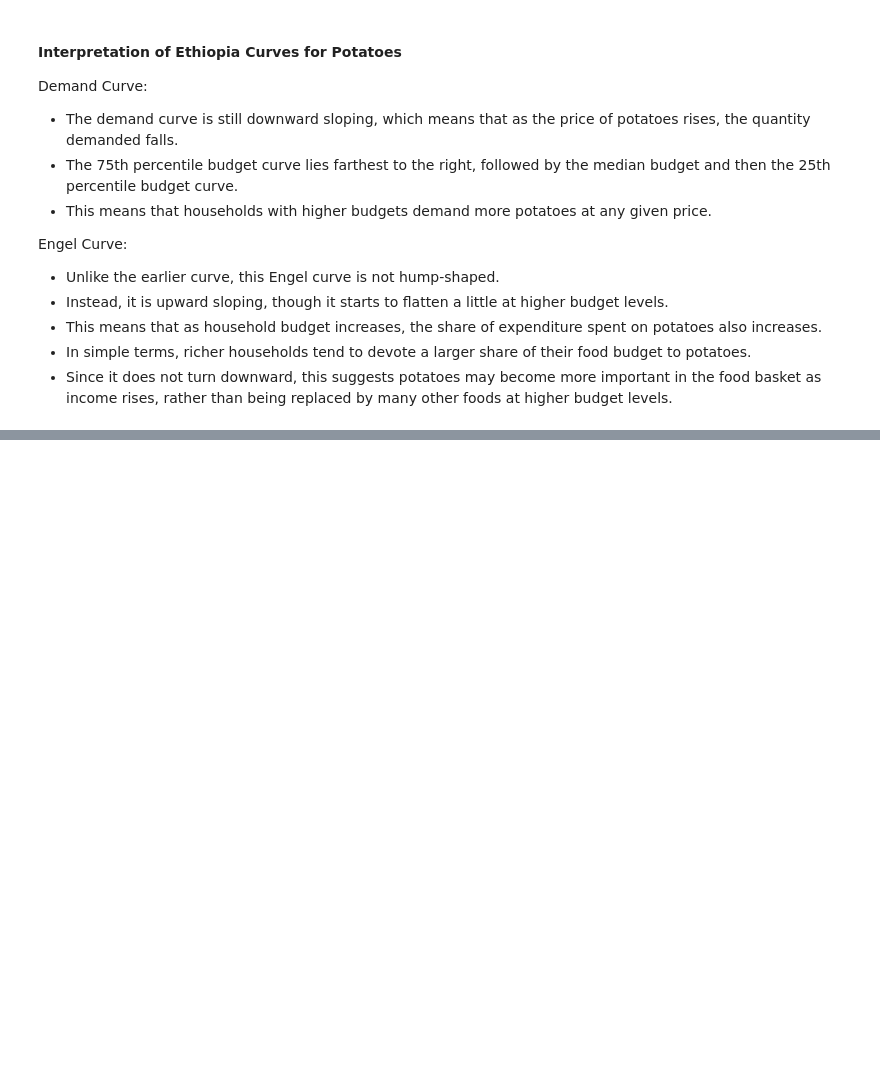
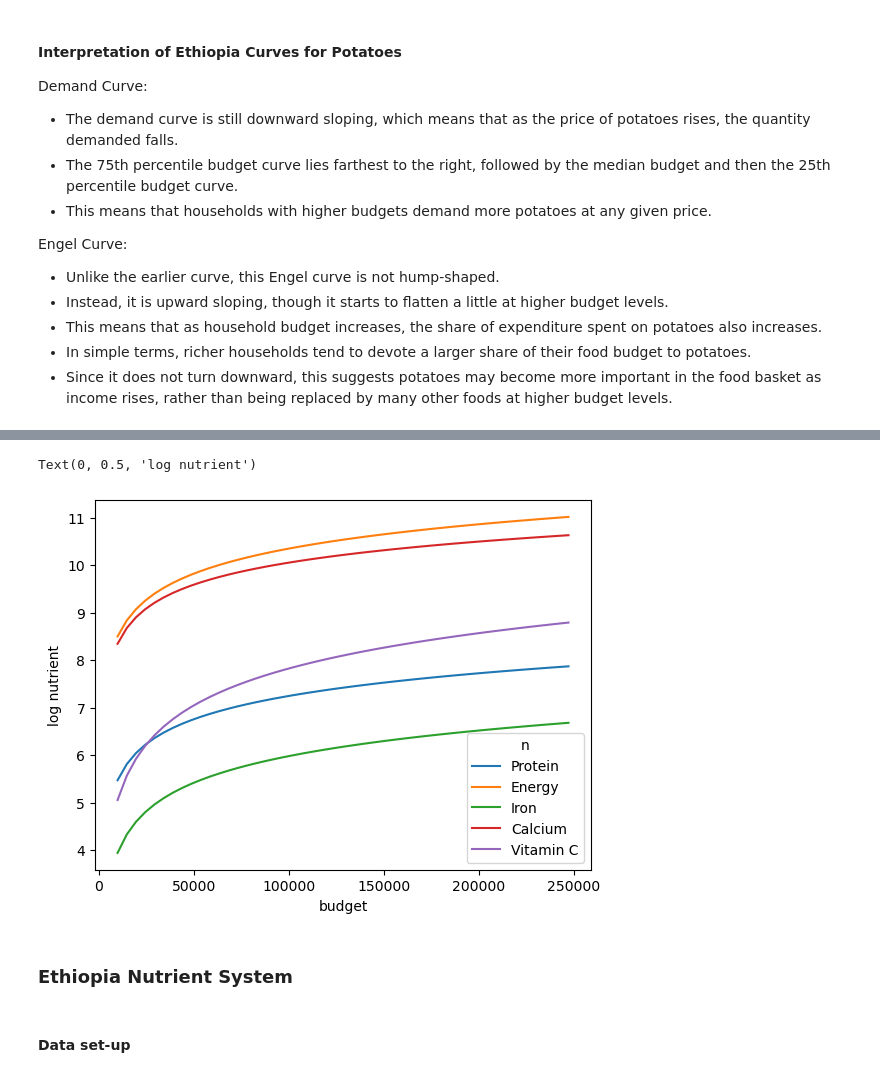
Before and after one commit to IvanChan511/EEP_153_Project_4, a Jupyter notebook: Compiled_Code_Notebook.ipynb, the cells around one changed output, grey strips where cells are left out. Drawn from its saved outputs; the diff is of its cells as text; code cells hidden in the pictures; blank space fills up the shorter version.

```diff
--- a/Compiled_Code_Notebook.ipynb
+++ b/Compiled_Code_Notebook.ipynb
@@ -720,0 +974,8 @@ Engel Curve:
+# %%
+SE_result.d = SE_result.d.rename(columns={'Females 00-03':'Females 00-03', 'Males 00-03':'Males 00-03',
+                    'Females 04-08':'Females 04-08', 'Males 04-08':'Males 04-08',
+                    'Females 09-13':'Females 09-13', 'Males 09-13':'Males 09-13',
+                    'Females 14-18': 'Females 14-18', 'Males 14-18':'Males 14-18',
+                    'Females 19-30':'Females 19-30', 'Males 19-30':'Males 19-30',
+                    'Females 31-50':'Females 31-50', 'Males 31-50':'Males 31-50',
+                    'Females 51-99':'Females 51+','Males 51-99':'Males 51+'})
@@ -720,0 +1067,29 @@ Engel Curve:
+# %%
+def nutrient_demand(x,p,r,fct):
+    c = r.demands(x,p)
+    fct0,c0 = fct.align(c,axis=0,join='inner')
+    N = fct0.T@c0
+
+    # Drop duplicate nutrient rows (keeps first).  If your FCT has
+    # duplicates this silently discards data; worth checking with
+    # fct.index[fct.index.duplicated()] to see what's being dropped.
+    N = N.loc[~N.index.duplicated()]
+
+    return N
+# %%
+X = np.linspace(SE_xref/5,SE_xref*5,50)
+
+UseNutrients = ['Protein','Energy','Iron','Calcium','Vitamin C']
+
+df = pd.concat({myx:np.log(nutrient_demand(myx,SE_pbar,SE_result,SE_fct))[UseNutrients] for myx in X},axis=1).T
+ax = df.plot()
+
+ax.set_xlabel('budget')
+ax.set_ylabel('log nutrient')
+# %% [output]
+Text(0, 0.5, 'log nutrient')
+[figure, added]
+# %% [markdown]
+### Ethiopia Nutrient System
+# %% [markdown]
+#### Data set-up
```
Also changed, not shown: parts of 44 cells of this notebook.
